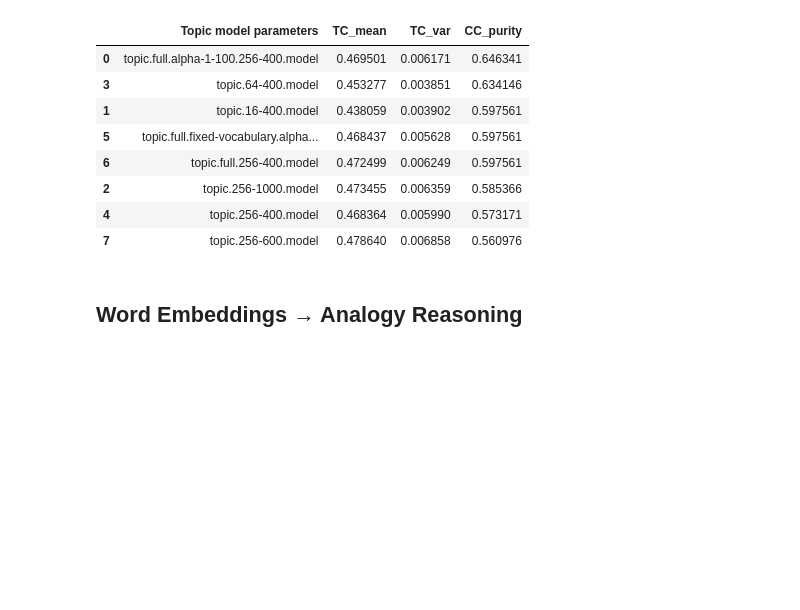
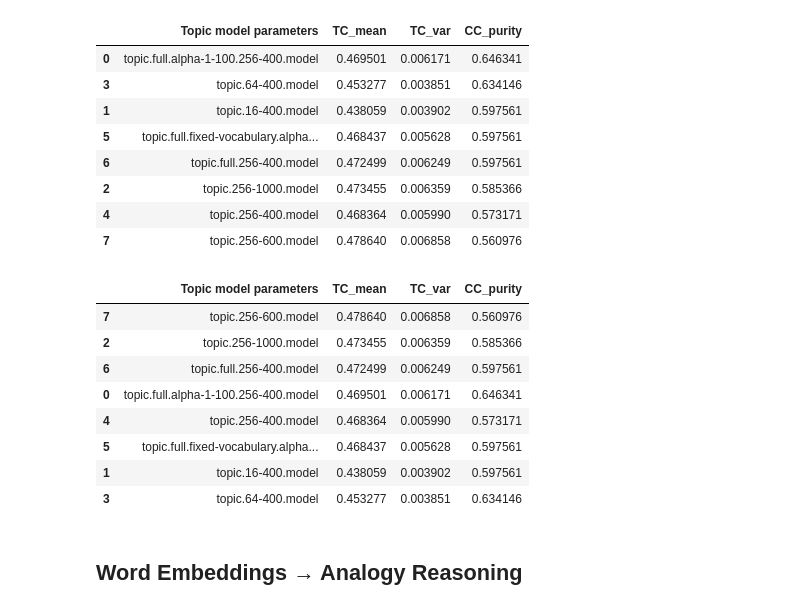
Before and after one commit to knub/master-thesis, a Jupyter notebook: notebooks/Topics.ipynb, the cells around one changed output. Saved outputs shown, nothing was run; the diff lists cells and outputs as text; code cells hidden in the pictures; blank space fills up the shorter version.

```diff
--- a/notebooks/Topics.ipynb
+++ b/notebooks/Topics.ipynb
@@ -80,6 +80,18 @@ df_tc_results.sort_values(by="CC_purity", ascending=False)
 | 2 | topic.256-1000.model | 0.473455 | 0.006359 | 0.585366 |
 | 4 | topic.256-400.model | 0.468364 | 0.005990 | 0.573171 |
 | 7 | topic.256-600.model | 0.478640 | 0.006858 | 0.560976 |
+# %%
+df_tc_results.sort_values(by="TC_var", ascending=False)
+# %% [output]
+|  | Topic model parameters | TC_mean | TC_var | CC_purity |
+| 7 | topic.256-600.model | 0.478640 | 0.006858 | 0.560976 |
+| 2 | topic.256-1000.model | 0.473455 | 0.006359 | 0.585366 |
+| 6 | topic.full.256-400.model | 0.472499 | 0.006249 | 0.597561 |
+| 0 | topic.full.alpha-1-100.256-400.model | 0.469501 | 0.006171 | 0.646341 |
+| 4 | topic.256-400.model | 0.468364 | 0.005990 | 0.573171 |
+| 5 | topic.full.fixed-vocabulary.alpha... | 0.468437 | 0.005628 | 0.597561 |
+| 1 | topic.16-400.model | 0.438059 | 0.003902 | 0.597561 |
+| 3 | topic.64-400.model | 0.453277 | 0.003851 | 0.634146 |
 # %% [markdown]
 ## Word Embeddings → Analogy Reasoning
 # %% [markdown]
```
Also changed, not shown: parts of 2 cells of this notebook, 1 other file.
